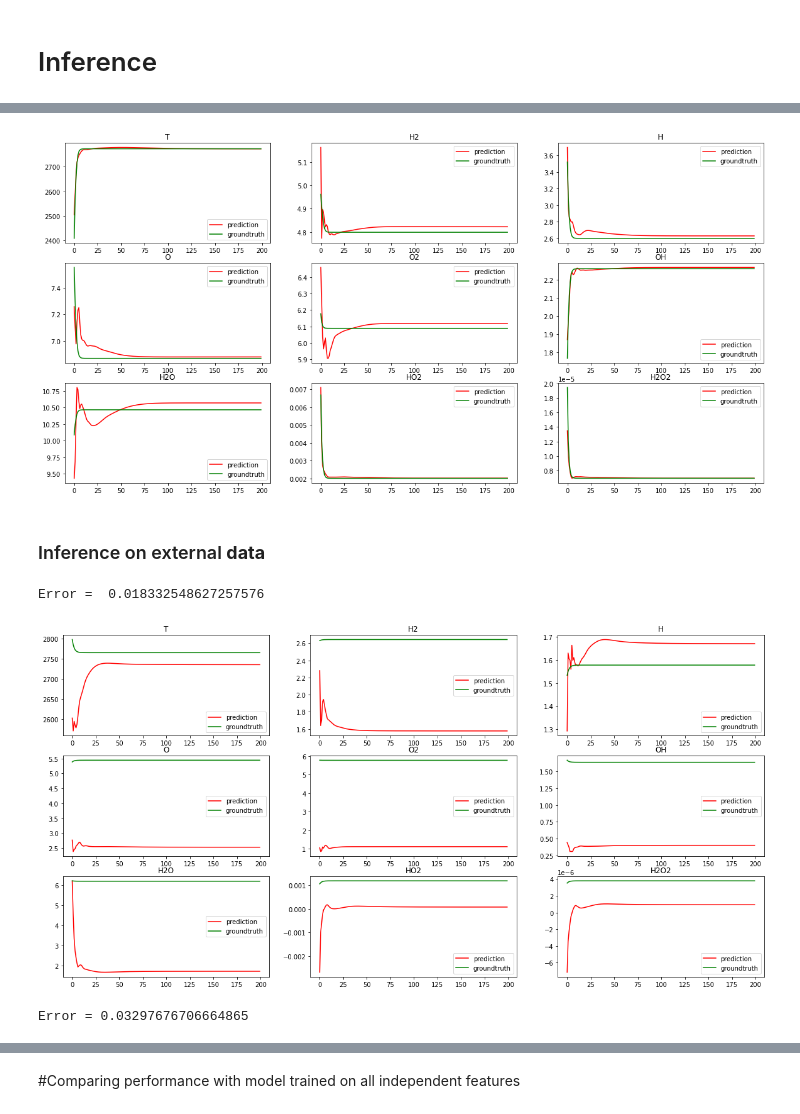
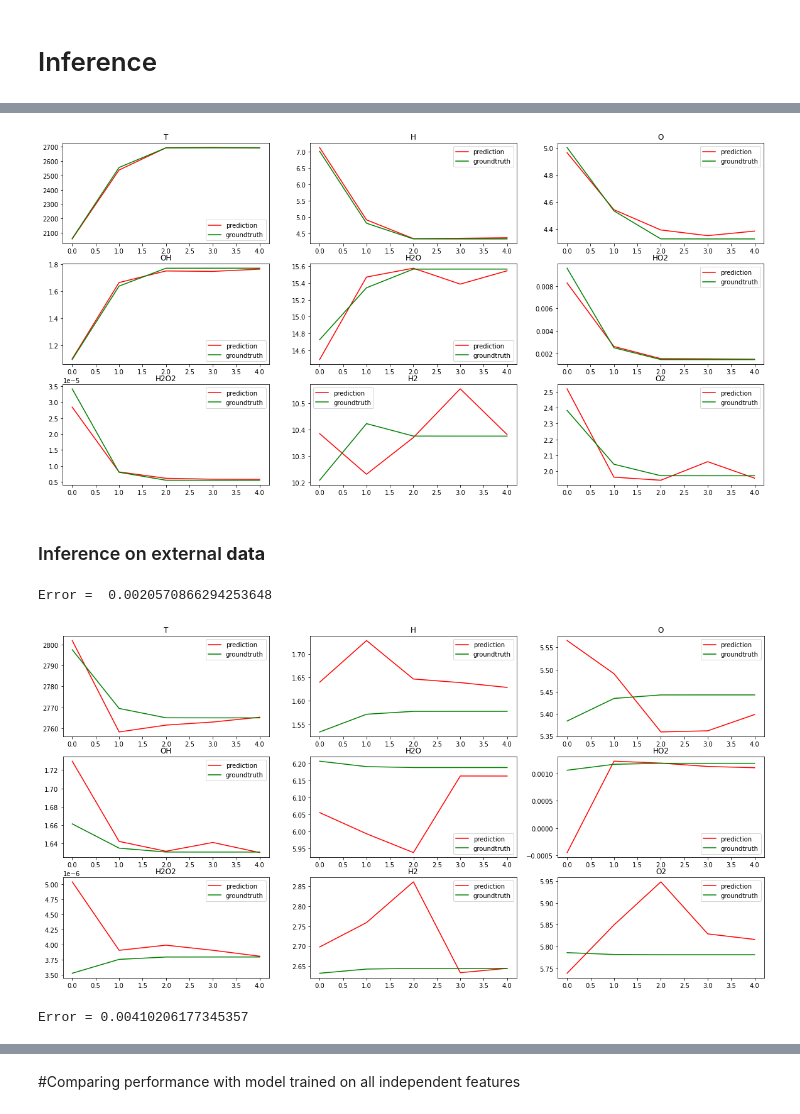
Before and after one commit to EAkeweje/Accelerating-Hydrogen-Oxidation-Calculations, a Jupyter notebook: Main_ModelTrainingInference.ipynb, the cells around one changed output, grey strips where cells are left out. Cells and saved outputs as stored; diff of their text form; code cells hidden in the pictures.

```diff
--- a/Main_ModelTrainingInference.ipynb
+++ b/Main_ModelTrainingInference.ipynb
@@ -719,7 +303,7 @@ device = torch.device("cuda" if torch.cuda.is_available() else "cpu")
 
 #data
 #prepare dataloaders
-train_loader, val_loader, test_loader = make_dataloaders(config)
+train_loader, val_loader, test_loader = inf_make_dataloaders(config)
 
 #obtaining mean and std of training set
 if config['mean_std_path']:
@@ -752,12 +341,10 @@ RNN_Model_Multiple_v2(
 target_stack = []
 predict_stack = []
 
-for i, (input, target) in enumerate(test_loader):
-  if torch.cuda.is_available():
-    input, target = input.cuda(), target.cuda()
+for i, (input, target) in enumerate(train_loader):
 
   #make prediction
-  pred, target = prediction(input, target, config)
+  pred, target = prediction(model, input, target, config, mean_std, device)
 
   #save prediction
   predict_stack.append(pred)
@@ -778,29 +369,44 @@ show_plots(torch.concat(predict_stack), torch.concat(target_stack), 138)
 # %%
-show_plots(torch.concat(predict_stack), torch.concat(target_stack),9)
+show_results(torch.concat(predict_stack), torch.concat(target_stack),140, True)
 # %% [output]
-[figure, old version]
+[figure, new version]
 # %% [markdown]
 ### Inference on external **data**
+# %%
+def return_conc(input):
+  #compute total amount of all gases
+  total_amount_all = get_total_material(input[-2], input[-1])
+  #compute concentrations
+  concs = input[:-2]*total_amount_all #c_i = x_i * \nu
+  input = torch.concat((concs, input[-2:]))
+  return input
 # %%
-input = torch.tensor([[[0.258059, 0.076098, 0.079991, 0.406154, 0.050154, 0.129445, 0.000035, 0.000065, 552392, 2869]]])
-target =  torch.from_numpy(np.loadtxt('./Out_files_197/out0.txt', delimiter= ';')[1:, 1:-2])
+input = torch.tensor([0.258059, 0.076098, 0.079991, 0.406154, 0.050154, 0.129445, 0.000035, 0.000065, 552392, 2869])
+if config['in_conc']:
+  input = return_conc(input)
+input = input[None, None, :]
+target =  torch.from_numpy(np.loadtxt('./Out_files_197/out0.txt', delimiter= ';')[config['timesteps'], 1:-2])
 
-pred, target = prediction(input, target, config)
+pred, target = prediction(model, input, target, config, mean_std, device)
 error = torch.linalg.norm(target - pred)/torch.linalg.norm(target)
 print('Error = ', error.item())
 # %% [output]
-Error =  0.018332548627257576
+Error =  0.0020570866294253648
 # %%
-show_plots(pred, target)
+show_results(pred, target, lastH2O2 = True)
 # %% [output]
-[figure, old version]
+[figure, new version]
 # %%
-input = torch.tensor([[[0.370668, 0.052756, 0.090097, 0.106036, 0.036734, 0.343536, 0.000104, 0.000068, 834259, 2874]]])
-target =  torch.from_numpy(np.loadtxt('./Out_files_197/out10.txt', delimiter= ';')[1:, 1:-2])
+model.eval()
+input = torch.tensor([0.370668, 0.052756, 0.090097, 0.106036, 0.036734, 0.343536, 0.000104, 0.000068, 834259, 2874])
+if config['in_conc']:
+  input = return_conc(input)
+input = input[None, None, :]
+target =  torch.from_numpy(np.loadtxt('./Out_files_197/out10.txt', delimiter= ';')[config['timesteps'], 1:-2])
 
-pred, target = prediction(input, target, config)
+pred, target = prediction(model, input, target, config, mean_std, device)
 error = torch.linalg.norm(target - pred)/torch.linalg.norm(target)
 print('Error =', error.item())
 # %% [output]
-Error = 0.03297676706664865
+Error = 0.00410206177345357
 # %%
```
Also changed, not shown: parts of 30 cells of this notebook.
